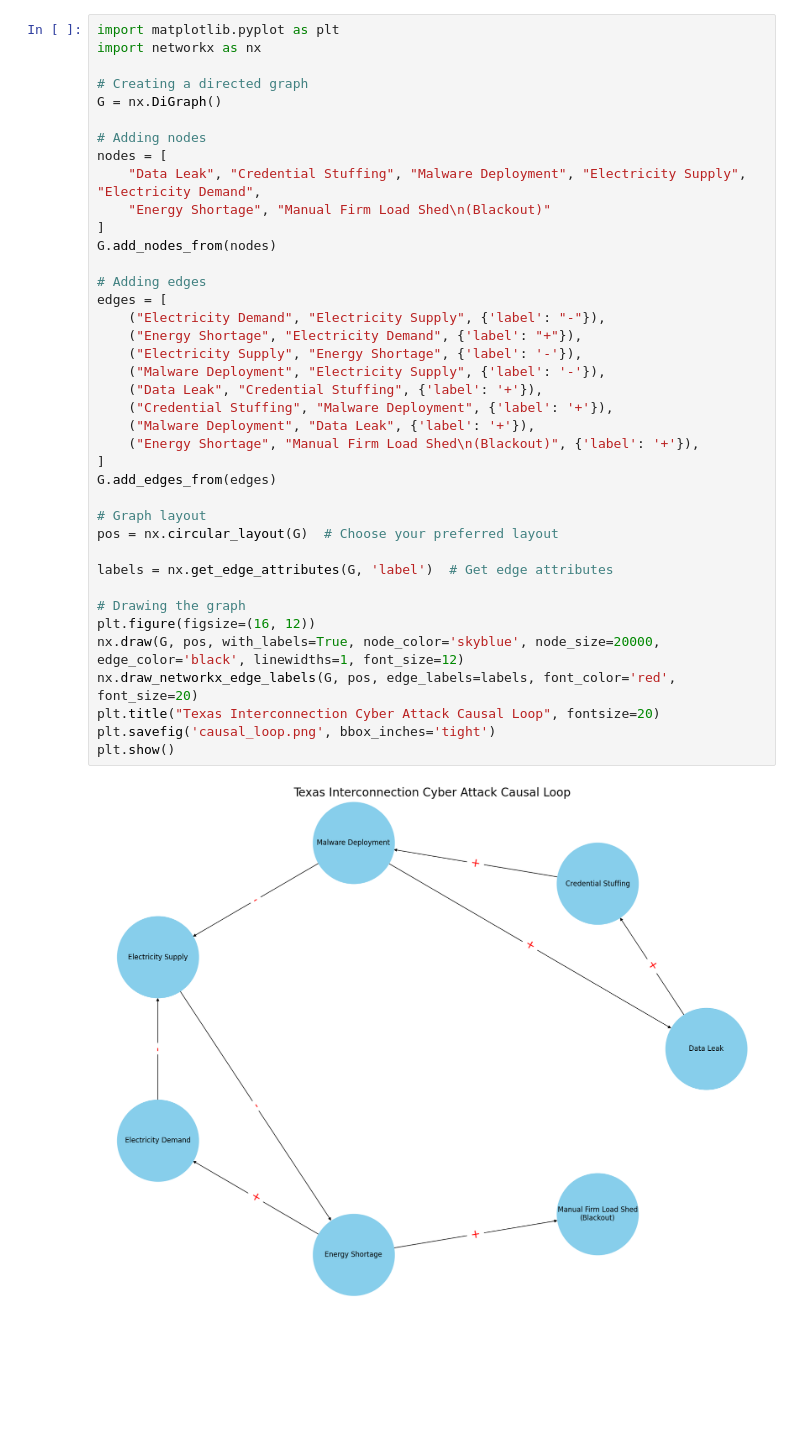
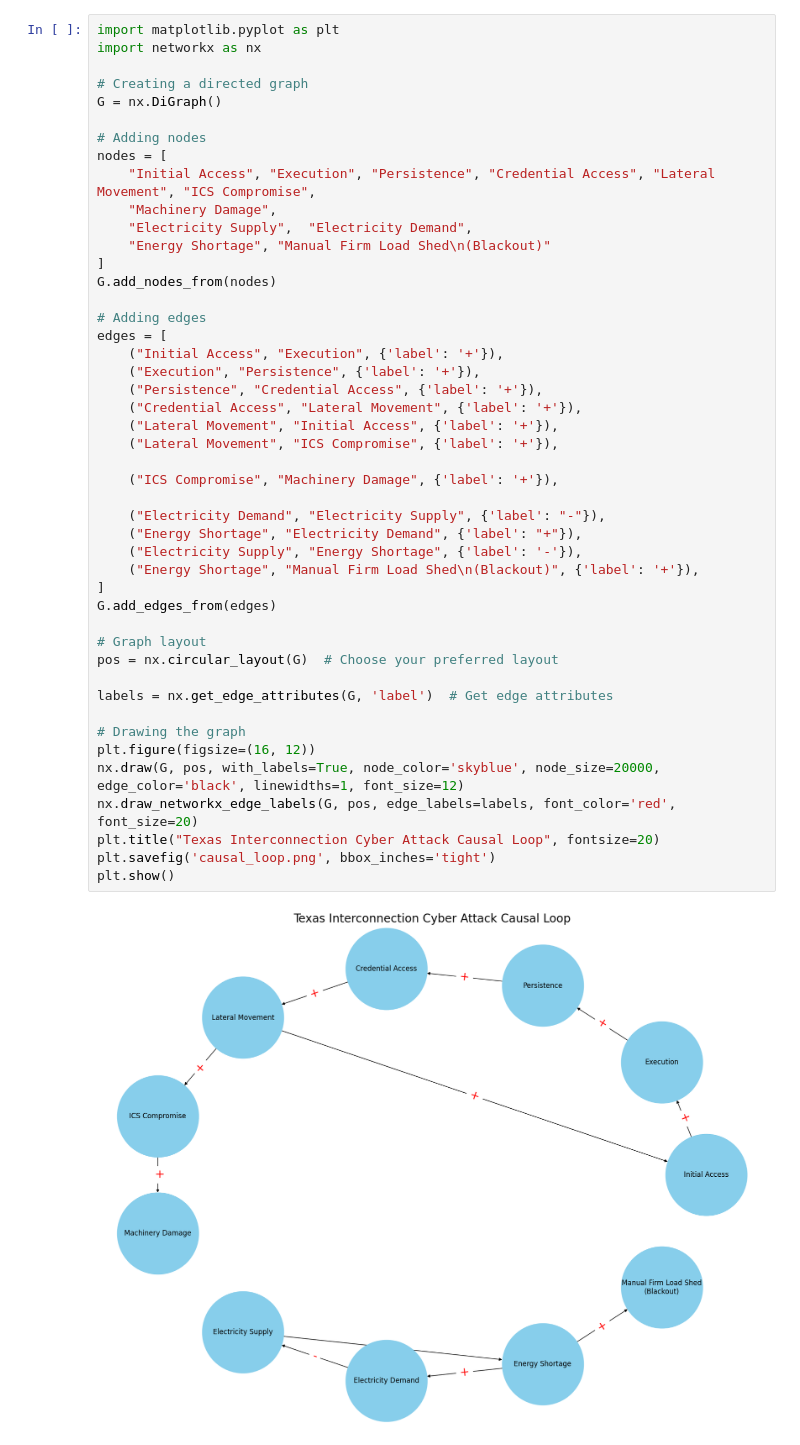
Before and after one commit to nedpfeiffer/CAI5200, a Jupyter notebook: causalloop.ipynb, the cells around one changed output. Saved outputs shown, nothing was run; the diff lists cells and outputs as text; blank space fills up the shorter version.

Commit message:
added network diagram, updated causal loop

```diff
--- a/causalloop.ipynb
+++ b/causalloop.ipynb
@@ -6,36 +6,43 @@ import networkx as nx
 G = nx.DiGraph()
 
 # Adding nodes
 nodes = [
-    "Data Leak", "Credential Stuffing", "Malware Deployment", "Electricity Supply",  "Electricity Demand",
+    "Initial Access", "Execution", "Persistence", "Credential Access", "Lateral Movement", "ICS Compromise",
+    "Machinery Damage",
+    "Electricity Supply",  "Electricity Demand",
     "Energy Shortage", "Manual Firm Load Shed\n(Blackout)"
 ]
 G.add_nodes_from(nodes)
 
 # Adding edges
 edges = [
+    ("Initial Access", "Execution", {'label': '+'}),
+    ("Execution", "Persistence", {'label': '+'}),
+    ("Persistence", "Credential Access", {'label': '+'}),
+    ("Credential Access", "Lateral Movement", {'label': '+'}),
+    ("Lateral Movement", "Initial Access", {'label': '+'}),
+    ("Lateral Movement", "ICS Compromise", {'label': '+'}),
+
+    ("ICS Compromise", "Machinery Damage", {'label': '+'}),
+
     ("Electricity Demand", "Electricity Supply", {'label': "-"}),
     ("Energy Shortage", "Electricity Demand", {'label': "+"}),
     ("Electricity Supply", "Energy Shortage", {'label': '-'}),
-    ("Malware Deployment", "Electricity Supply", {'label': '-'}),
-    ("Data Leak", "Credential Stuffing", {'label': '+'}),
-    ("Credential Stuffing", "Malware Deployment", {'label': '+'}),
-    ("Malware Deployment", "Data Leak", {'label': '+'}),
     ("Energy Shortage", "Manual Firm Load Shed\n(Blackout)", {'label': '+'}),
 ]
 G.add_edges_from(edges)
 
 # Graph layout
 pos = nx.circular_layout(G)  # Choose your preferred layout
 
 labels = nx.get_edge_attributes(G, 'label')  # Get edge attributes
 
 # Drawing the graph
 plt.figure(figsize=(16, 12))
 nx.draw(G, pos, with_labels=True, node_color='skyblue', node_size=20000, edge_color='black', linewidths=1, font_size=12)
 nx.draw_networkx_edge_labels(G, pos, edge_labels=labels, font_color='red', font_size=20)
 plt.title("Texas Interconnection Cyber Attack Causal Loop", fontsize=20)
 plt.savefig('causal_loop.png', bbox_inches='tight')
 plt.show()
 # %% [output]
-[figure, old version]
+[figure, new version]
```
Also changed, not shown: parts of 3 cells of this notebook, 3 other files.
